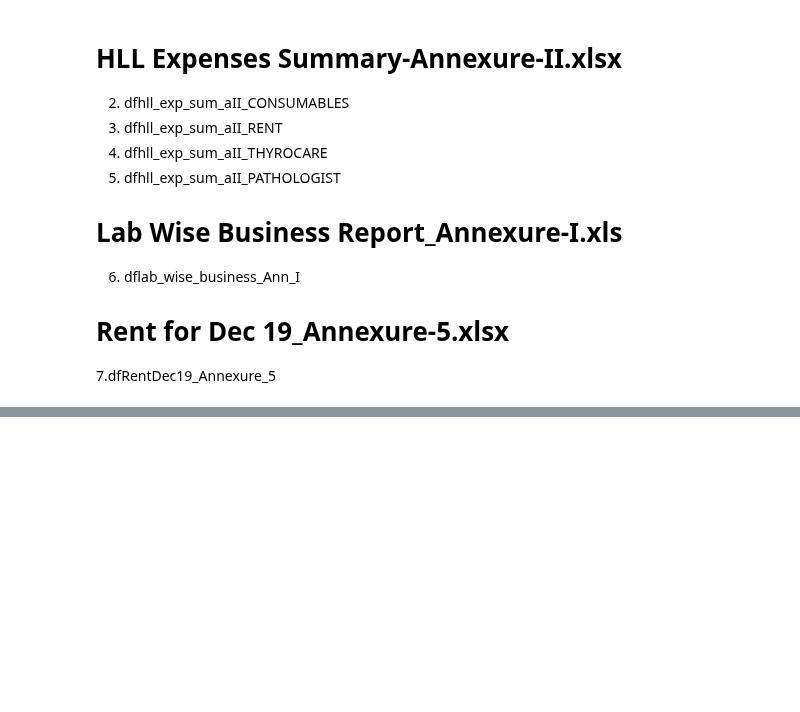
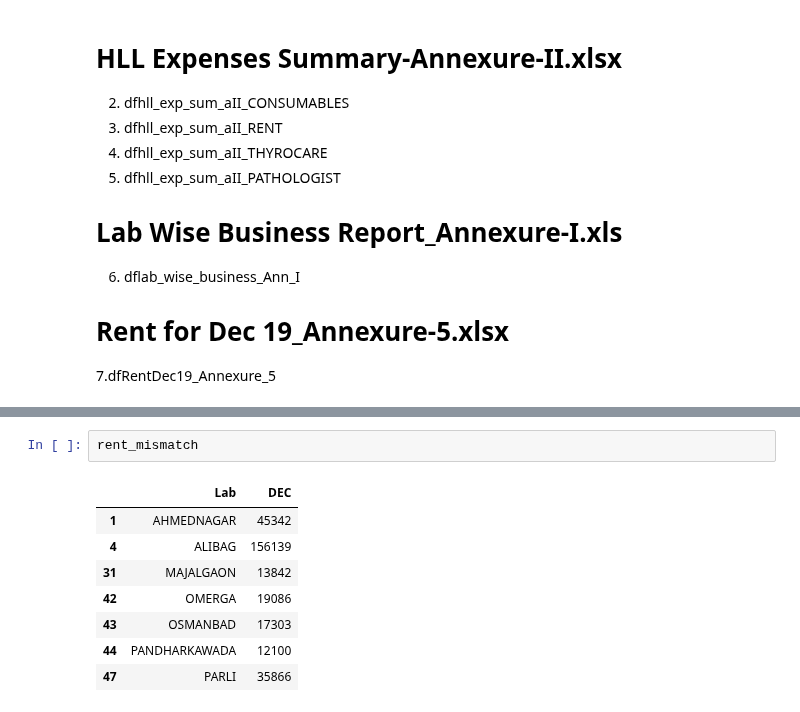
Before and after one commit to dharmendra-chouhan/s2datascience, a Jupyter notebook: Costing_Sheet_Dec_2019_with_All_annexures_13102020_metting.ipynb, the cells around one changed output, grey strips where cells are left out. Cells and saved outputs as stored; diff of their text form; blank space fills up the shorter version.

```diff
--- a/Costing_Sheet_Dec_2019_with_All_annexures_13102020_metting.ipynb
+++ b/Costing_Sheet_Dec_2019_with_All_annexures_13102020_metting.ipynb
@@ -125,0 +319,11 @@ CostingSheet.head(5)
+# %%
+rent_mismatch
+# %% [output]
+|  | Lab | DEC |
+| 1 | AHMEDNAGAR | 45342 |
+| 4 | ALIBAG | 156139 |
+| 31 | MAJALGAON | 13842 |
+| 42 | OMERGA | 19086 |
+| 43 | OSMANBAD | 17303 |
+| 44 | PANDHARKAWADA | 12100 |
+| 47 | PARLI | 35866 |
```
Also changed, not shown: parts of 14 cells of this notebook.
